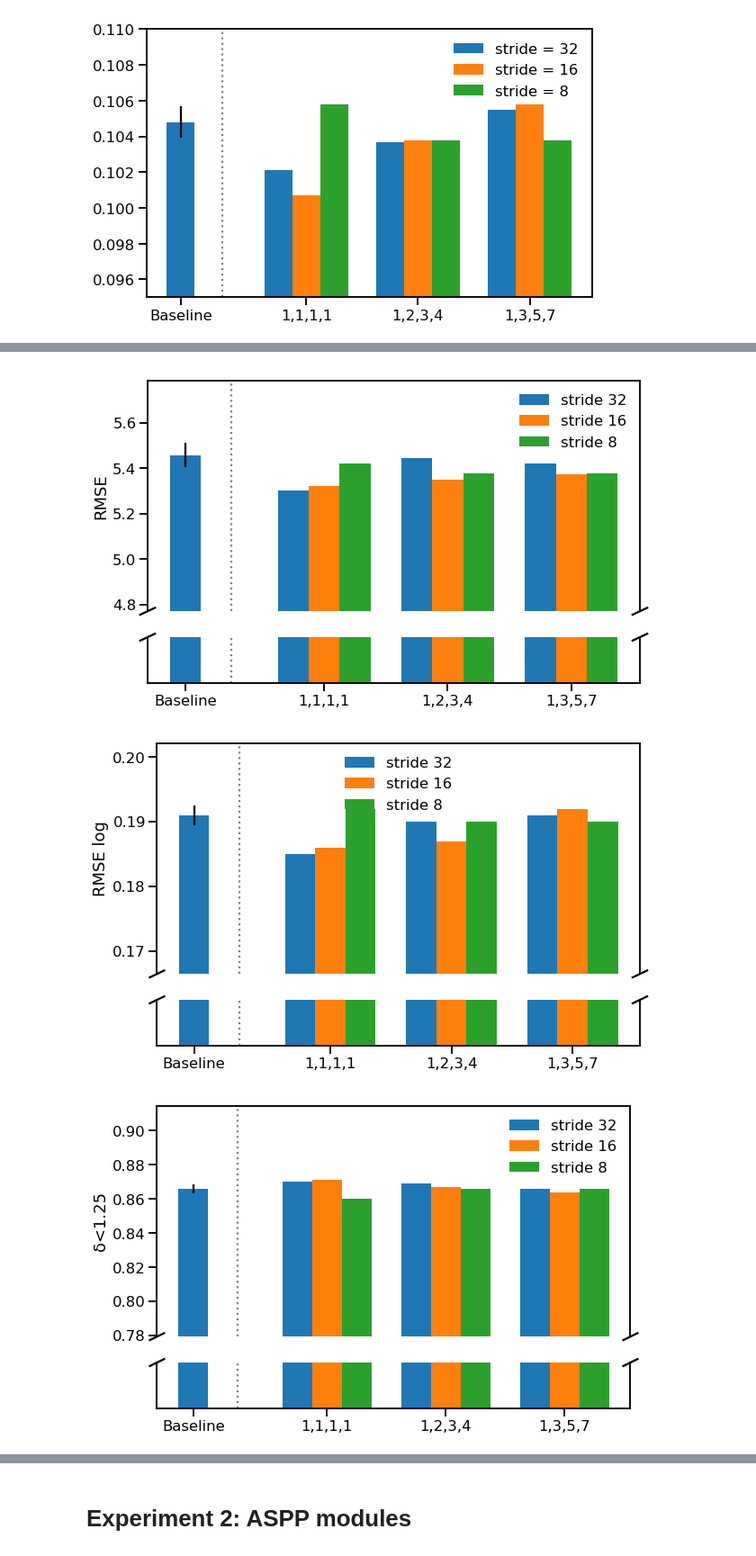
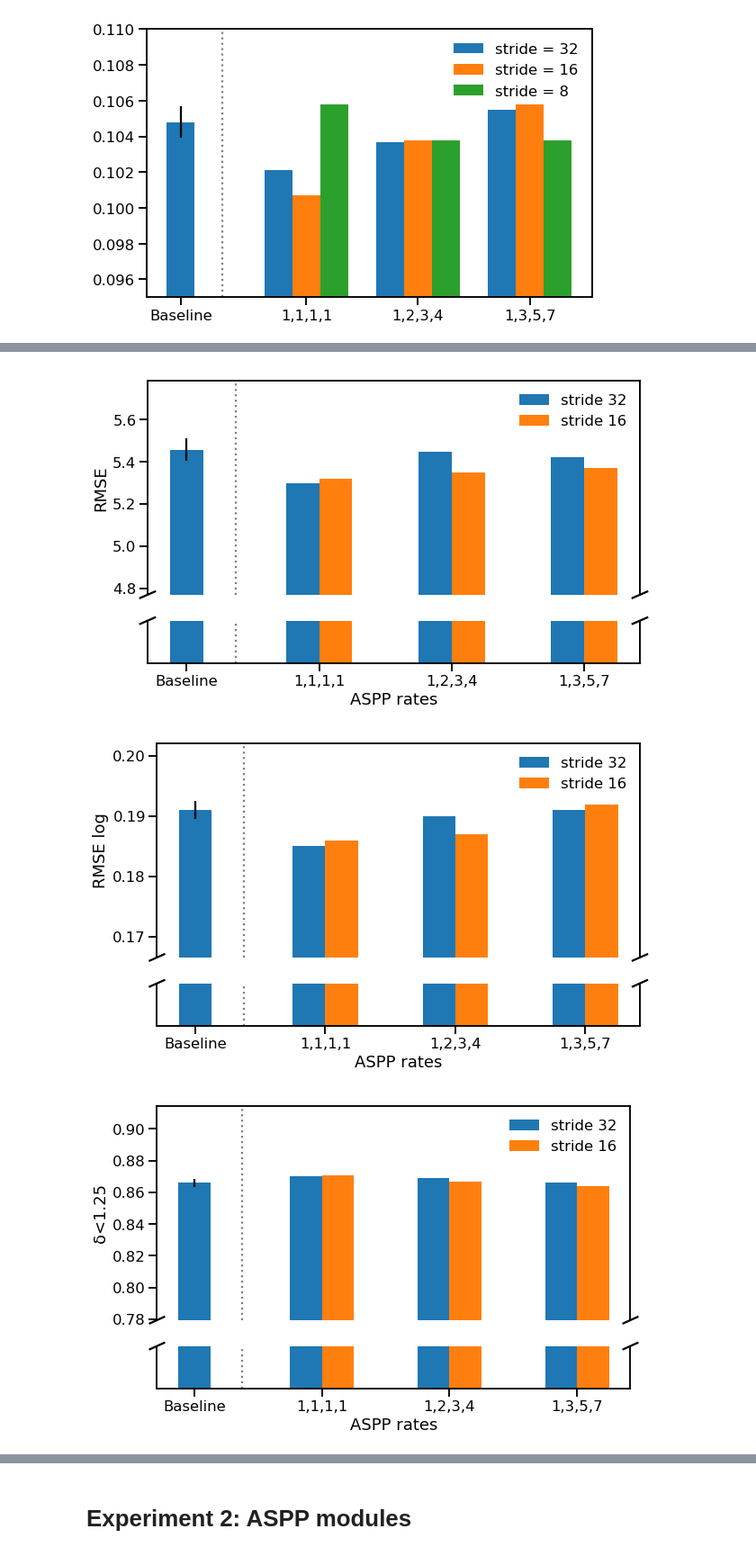
Before and after one commit to braun-steven/atrous-monodepth, a Jupyter notebook: notebooks/Results.ipynb, the cells around one changed output, grey strips where cells are left out. Shown at 90% size. Saved outputs shown, nothing was run; the diff lists cells and outputs as text; code cells hidden in the pictures.

Commit message:
Finalize plots

```diff
--- a/notebooks/Results.ipynb
+++ b/notebooks/Results.ipynb
@@ -104,16 +104,16 @@ def broken_barplot_multistride(df, key, baseline_stds, ratio=5, ylabel="", figsi
     # ax is the actual top ax we are plotting on
     bar = ax.bar(r1, df[df["Output-stride"] == 32][key], yerr=[baseline_stds[key], 0, 0, 0], width=width, label="stride 32")
     ax.bar(r2, df[df["Output-stride"] == 16][key], width=width, label="stride 16")
-    ax.bar(r3, df[df["Output-stride"] == 8][key], width=width, label="stride 8")
+    #ax.bar(r3, df[df["Output-stride"] == 8][key], width=width, label="stride 8")
     ax.axvline(x=0.5, color='gray', linestyle=':')
     # ax2 is the bottom ax, just for showing that we break the y axis
     bar = ax2.bar(r1, df[df["Output-stride"] == 32][key], width=width, label="stride 32")
     ax2.bar(r2, df[df["Output-stride"] == 16][key], width=width, label="stride 16")
-    ax2.bar(r3, df[df["Output-stride"] == 8][key], width=width, label="stride 8")
+    #ax2.bar(r3, df[df["Output-stride"] == 8][key], width=width, label="stride 8")
     ax2.axvline(x=0.5, color='gray', linestyle=':')
 
-    plt.xticks([r1[0]]+r2, df[df["Output-stride"] == 32]["Model"])
-
+    #plt.xticks([r1[0]]+r2, df[df["Output-stride"] == 32]["Model"])
+    plt.xticks([r1[0]]+[r+width/2 for r in r1[1:]], df[df["Output-stride"] == 32]["Model"])
 
     ax.legend(frameon=False)
 
@@ -130,6 +130,7 @@ def broken_barplot_multistride(df, key, baseline_stds, ratio=5, ylabel="", figsi
     ax.tick_params(labeltop=False, top=False)  # don't put tick labels at the top
     ax2.tick_params(left=False, labelleft=False)
     ax2.xaxis.tick_bottom()
+    ax2.set_xlabel("ASPP rates")
 
     ax.set_ylabel(ylabel)
 
@@ -163,3 +164,3 @@ for error in ["Abs.Rel.", "Sq.Rel.", "RMSE", "RMSE log", "δ<1.25", "δ<1.25^2",
-[figure, old version]
+[figure, new version]
-[figure, old version]
+[figure, new version]
-[figure, old version]
+[figure, new version]
```
Also changed, not shown: parts of 1 cell of this notebook.
